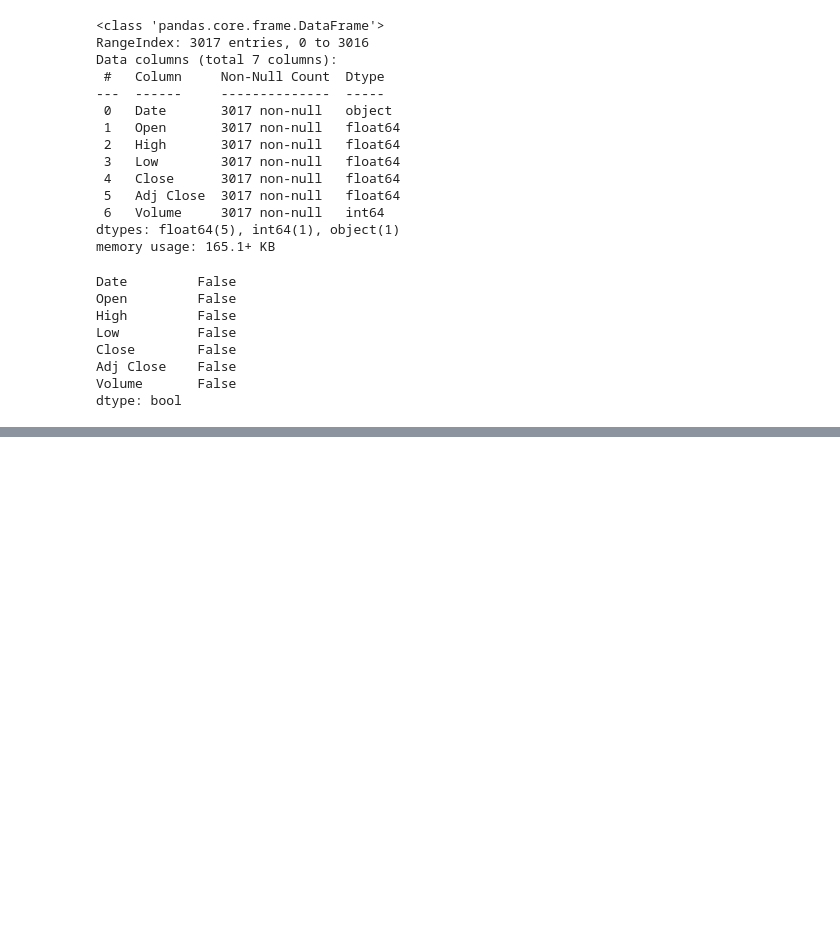
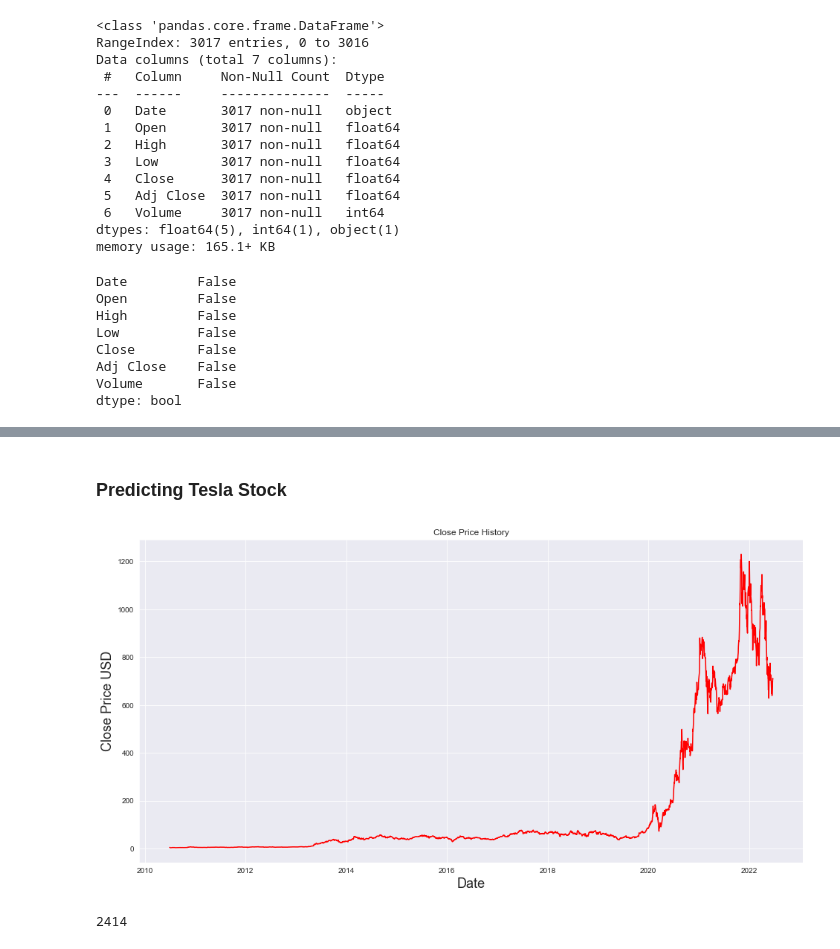
Before and after one commit to bharxhav/EV-India, a Jupyter notebook: ev-battery.ipynb, the cells around one changed output, grey strips where cells are left out. Saved outputs shown, nothing was run; the diff lists cells and outputs as text; code cells hidden in the pictures; blank space fills up the shorter version.

Commit message:
Add TEsla Stock Predictions

```diff
--- a/ev-battery.ipynb
+++ b/ev-battery.ipynb
@@ -95,0 +168,4 @@ dtype: bool
+# %%
+df['Cobalt'] = df.Close * 3.5
+df['Nickel'] = df.Close * 18.75
+df['Lithium'] = df.Close * 2.75
@@ -95,0 +192,18 @@ dtype: bool
+# %% [markdown]
+### Predicting Tesla Stock
+# %%
+plt.figure(figsize=(16,8))
+plt.title('Close Price History')
+plt.plot(df['Close'], color='red')
+plt.xlabel('Date', fontsize=18)
+plt.ylabel('Close Price USD', fontsize = 18)
+plt.show()
+# %% [output]
+[figure, added]
+# %%
+data = df.filter(['Close'])
+dataset = data.values
+training_data_len = math.ceil(len(dataset)*.8)
+training_data_len
+# %% [output]
+2414
```
Also changed, not shown: parts of 22 cells of this notebook.
